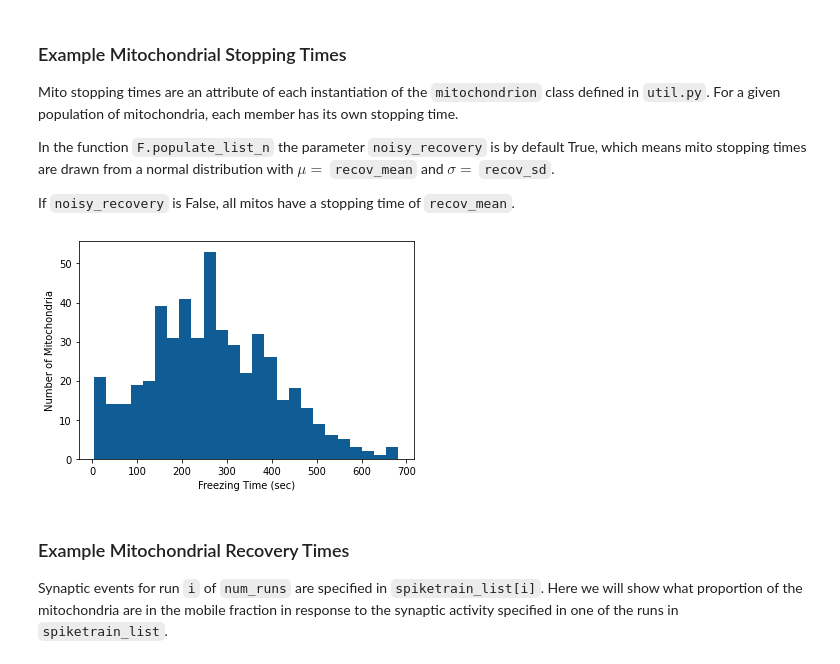
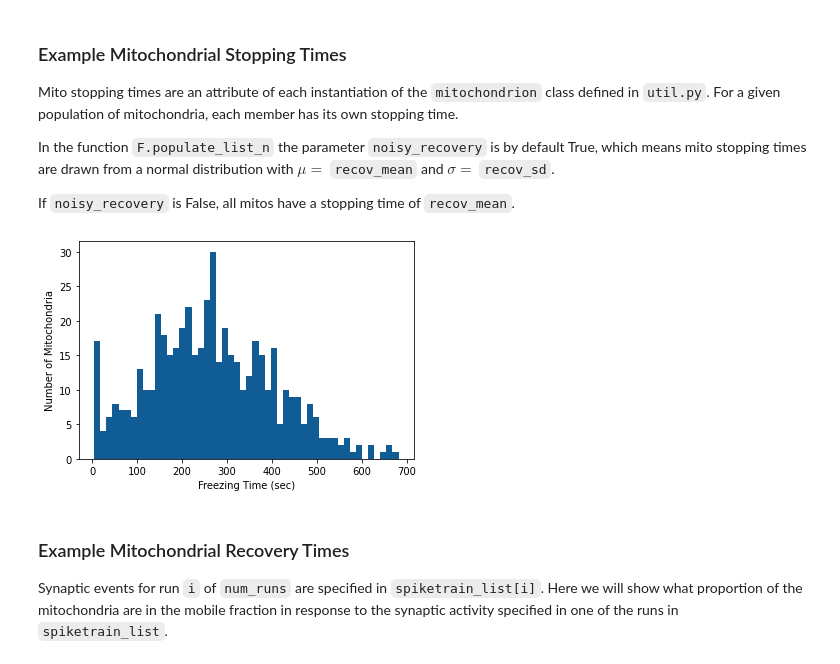
Before and after one commit to annikc/MitoMotil, a Jupyter notebook: walkthrough.ipynb, the cells around one changed output. Cells and saved outputs as stored; diff of their text form; code cells hidden in the pictures.

```diff
--- a/walkthrough.ipynb
+++ b/walkthrough.ipynb
@@ -110,9 +90,9 @@ In the function `F.populate_list_n` the parameter `noisy_recovery` is by default
 If `noisy_recovery` is False, all mitos have a stopping time of `recov_mean`.
 # %%
 # show a histogram for stopping times of mitos in the mito_list
-pt.plot_mito_hist(mito_list,n_bins=25)
+pt.plot_mito_hist(mito_list,n_bins=50)
 # %% [output]
-[figure, old version]
+[figure, new version]
 # %% [markdown]
 ### Example Mitochondrial Recovery Times
 Synaptic events for run `i` of `num_runs` are specified in `spiketrain_list[i]`. Here we will show what proportion of the mitochondria are in the mobile fraction in response to the synaptic activity specified in one of the runs in `spiketrain_list`.
```
Also changed, not shown: parts of 3 cells of this notebook.
